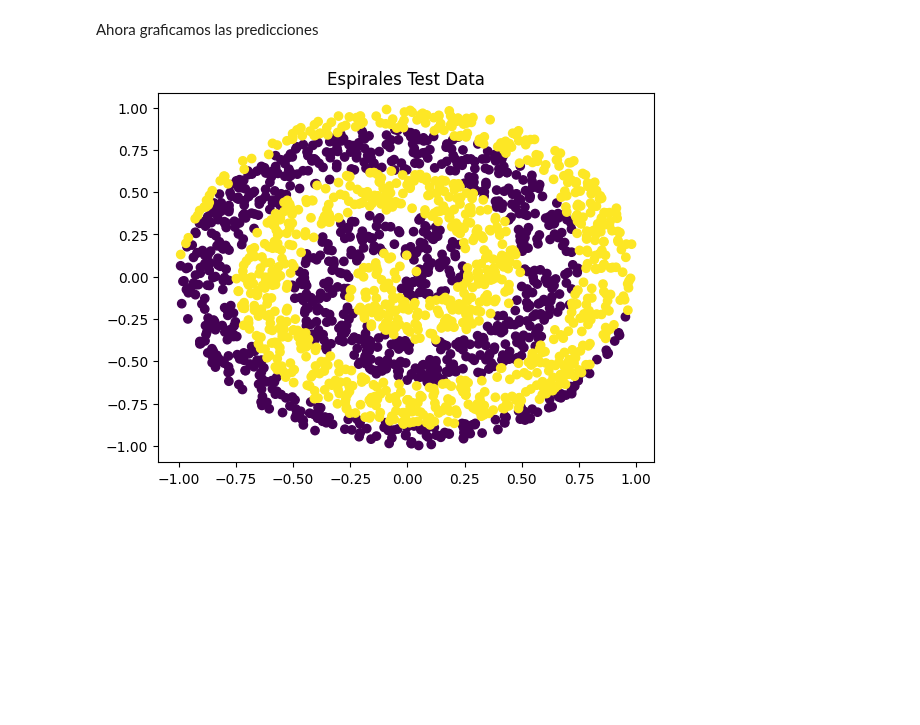
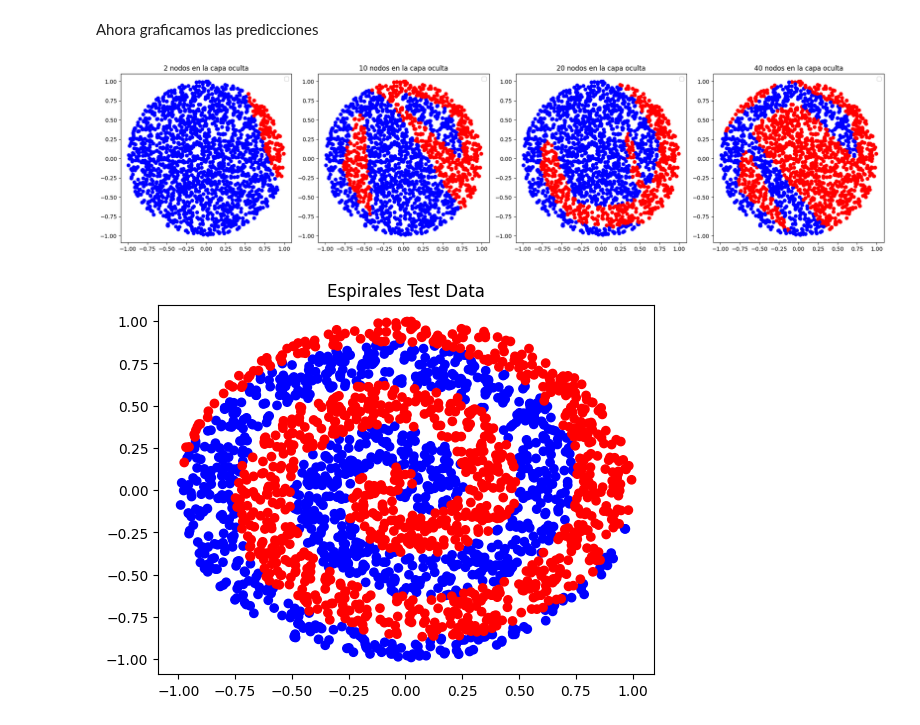
Before and after one commit to DonBerge/IIA-TPS, a Jupyter notebook: TP4/tp.ipynb, the cells around one changed output. Cells and saved outputs as stored; diff of their text form; code cells hidden in the pictures; blank space fills up the shorter version.

```diff
--- a/TP4/tp.ipynb
+++ b/TP4/tp.ipynb
@@ -128,7 +128,7 @@ MLPClassifier(activation='logistic', alpha=0.0, batch_size=1,
 # %% [markdown]
 ## Funcion de entrenamiento
 # %%
-def entrenar_red(red,
+def entrenar_red(red: MLPClassifier | MLPRegressor,
                  X_train, y_train,
                  X_val,   y_val,
                  X_test,  y_test):
@@ -156,6 +156,7 @@ def entrenar_red(red,
     best_val = 1.0
     best_red = red
 
+
     evaluaciones = super_epocas
 
     for epoch in range(evaluaciones):
@@ -185,8 +186,8 @@ def entrenar_red(red,
 eta = 0.1
 alfa = 0.9
 N2s = [2, 10, 20, 40]
-sub_epocas = 1000
-super_epocas = 20
+sub_epocas = 20#1000
+super_epocas = 1000#20
 
 X_test, Y_test = espirales(2000)
 
@@ -199,11 +200,12 @@ df = {
 
 for N2 in N2s:
     cla = Classifier()
+    display(cla)
     train = espirales(600)
-    X_train,X_val,Y_train,Y_val = skl.model_selection.train_test_split(train[0], train[1])
-    best_fit = entrenar_red(cla, X_train, Y_train, X_val, Y_val, X_test, Y_test)
-    Y_ans = best_fit[0].predict(X_test)
-    df[N2] = {"input": X_test, "output": Y_ans}
+    X_train,X_val,Y_train,Y_val = skl.model_selection.train_test_split(train[0], train[1], test_size=0.2)
+    best_fit, train_error, val_error, test_error = entrenar_red(cla, X_train, Y_train, X_val, Y_val, X_test, Y_test)
+    Y_ans = best_fit.predict(X_test)
+    df[N2] = {"input": X_test, "output": Y_ans, "train_error": train_error, "val_error": val_error, "test_error": test_error}
 
 df = pd.DataFrame.from_dict(df)
 
@@ -217,20 +234,21 @@ Ahora graficamos las predicciones
 # %%
 def plotEspiral(dd):
     N2s = df.keys()
     fig, axs = plt.subplots(1, len(N2s), figsize=(20, 5))
     for N2, ax in zip(N2s, axs):
         X = df[N2]["input"]
         Y = df[N2]["output"]
-        ax.scatter([x[0] for x in X], [x[1] for x in X], c=Y, label=f"N2={N2}")
-        ax.set_title("Espirales {}".format(N2))
+        ax.scatter([x[0] for x in X], [x[1] for x in X], c=Y, cmap="bwr")
+        ax.set_title("{} nodos en la capa oculta".format(N2))
         ax.legend()
     plt.tight_layout()
     plt.show()
 
 plotEspiral(df)
 
-plt.scatter([x[0] for x in X_test], [x[1] for x in X_test], c=Y_test, label='Test Data')
+plt.scatter([x[0] for x in X_test], [x[1] for x in X_test], c=Y_test, cmap="bwr")
 plt.title("Espirales Test Data")
 plt.show()
 # %% [output]
-[figure, old version]
+[figure, new version]
+[figure, added]
```
Also changed, not shown: parts of 7 cells of this notebook, 2 other files.
